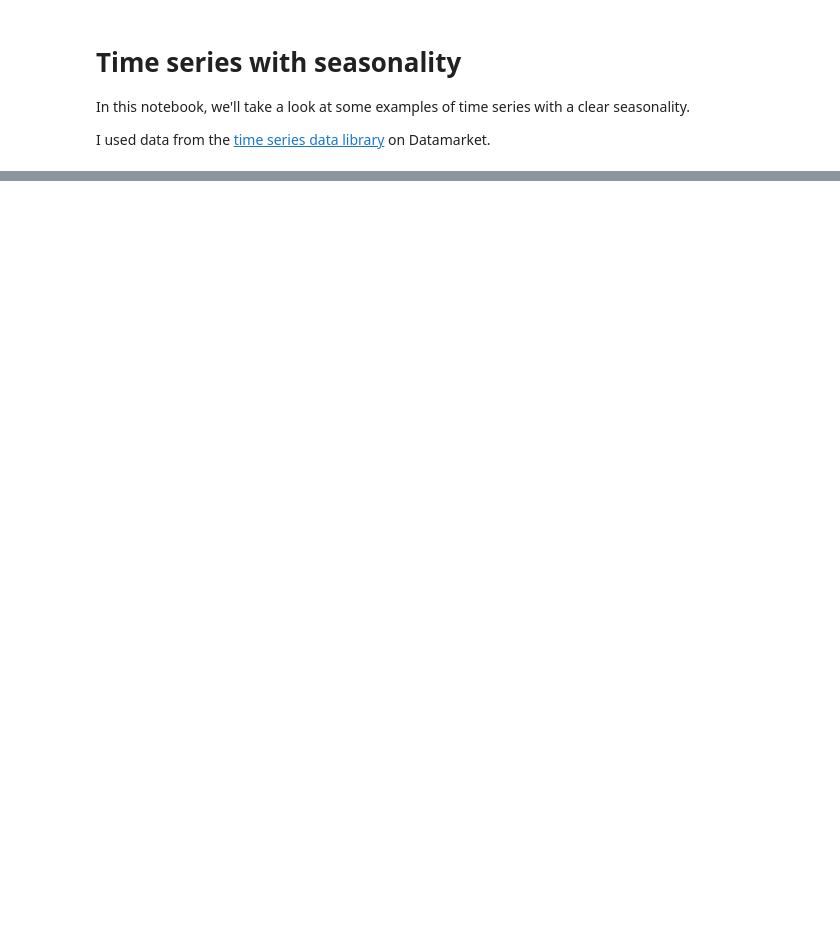
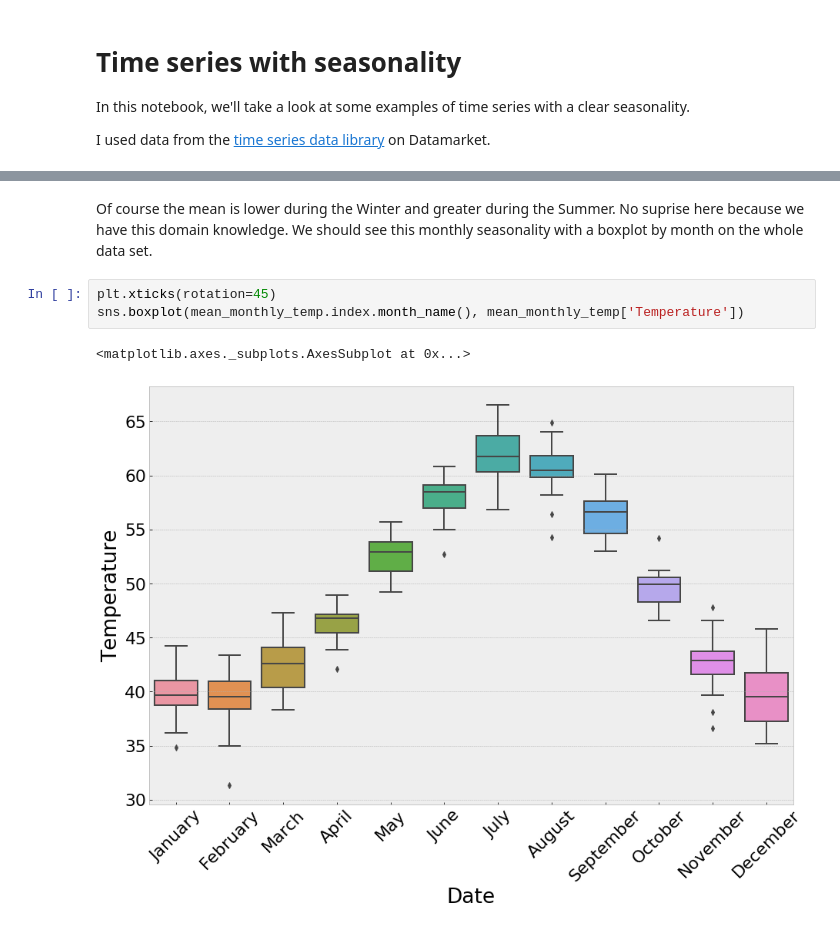
Before and after one commit to goujonbe/data_science_for_finance, a Jupyter notebook: seasonal_time_series.ipynb, the cells around one changed output, grey strips where cells are left out. Saved outputs shown, nothing was run; the diff lists cells and outputs as text; blank space fills up the shorter version.

```diff
--- a/seasonal_time_series.ipynb
+++ b/seasonal_time_series.ipynb
@@ -31,0 +58,8 @@ mean_daily_temp.head()
+# %% [markdown]
+Of course the mean is lower during the Winter and greater during the Summer. No suprise here because we have this domain knowledge. We should see this monthly seasonality with a boxplot by month on the whole data set.
+# %%
+plt.xticks(rotation=45)
+sns.boxplot(mean_monthly_temp.index.month_name(), mean_monthly_temp['Temperature'])
+# %% [output]
+<matplotlib.axes._subplots.AxesSubplot at 0x...>
+[figure, added]
```
Also changed, not shown: parts of 11 cells of this notebook.
